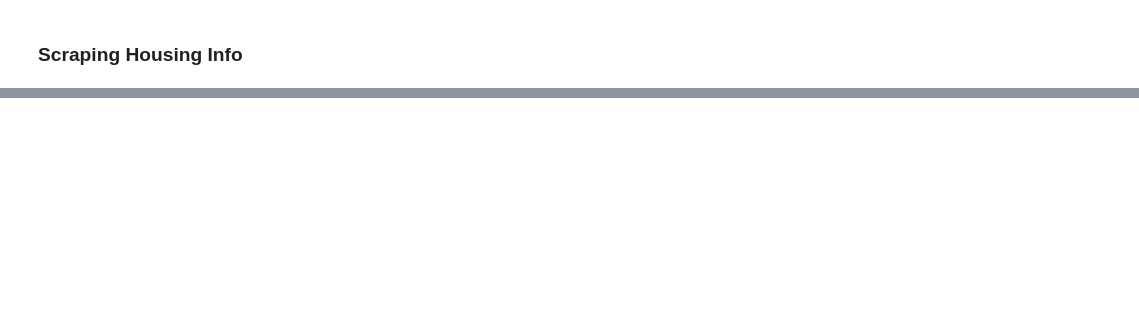
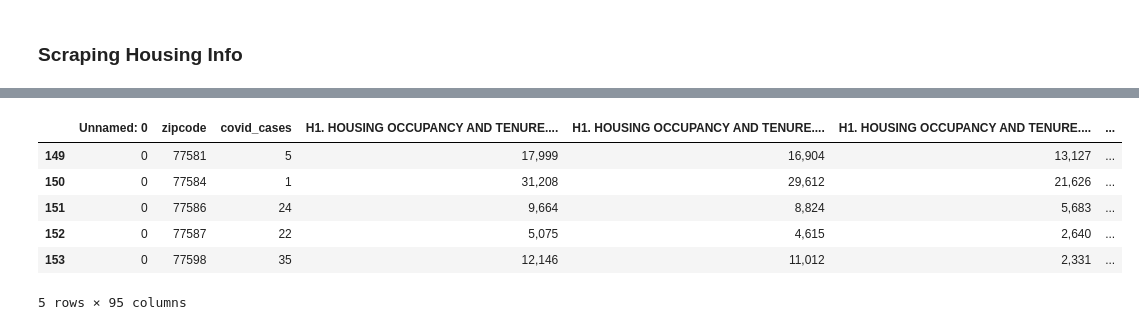
Before and after one commit to kay-wu/MIT-COVID-Datathon, a Jupyter notebook: Team_c_002_dataScraping.ipynb, the cells around one changed output, grey strips where cells are left out. Cells and saved outputs as stored; diff of their text form; code cells hidden in the pictures; blank space fills up the shorter version.

```diff
--- a/Team_c_002_dataScraping.ipynb
+++ b/Team_c_002_dataScraping.ipynb
@@ -326,0 +344,12 @@ housing_percent_df.tail()
+# %%
+# just checking some scraped data
+housing_df = pd.read_csv('housing_number_info_' + cities[3] + '.csv')
+housing_df.tail()
+# %% [output]
+|  | Unnamed: 0 | zipcode | covid_cases | H1. HOUSING OCCUPANCY AND TENURE.... | H1. HOUSING OCCUPANCY AND TENURE.... | H1. HOUSING OCCUPANCY AND TENURE.... | ... |
+| 149 | 0 | 77581 | 5 | 17,999 | 16,904 | 13,127 | ... |
+| 150 | 0 | 77584 | 1 | 31,208 | 29,612 | 21,626 | ... |
+| 151 | 0 | 77586 | 24 | 9,664 | 8,824 | 5,683 | ... |
+| 152 | 0 | 77587 | 22 | 5,075 | 4,615 | 2,640 | ... |
+| 153 | 0 | 77598 | 35 | 12,146 | 11,012 | 2,331 | ... |
+5 rows × 95 columns
```
Also changed, not shown: parts of 14 cells of this notebook.
